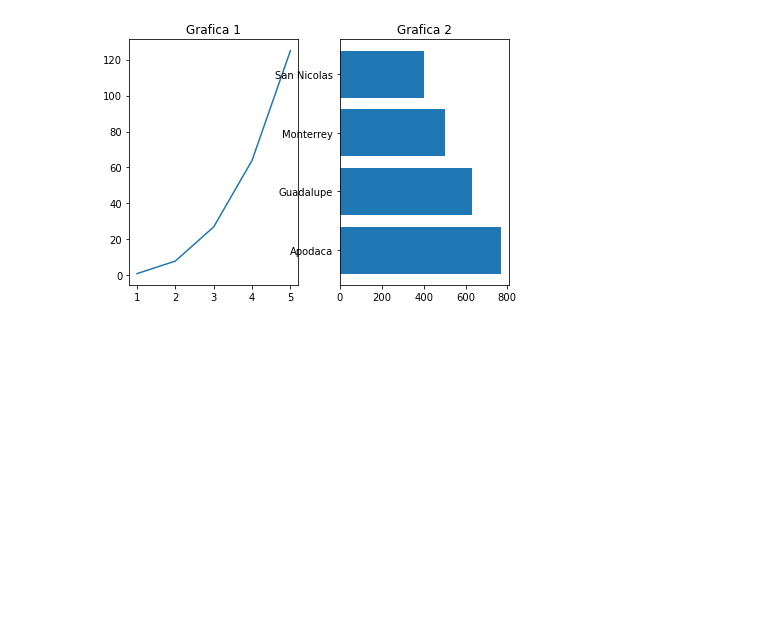
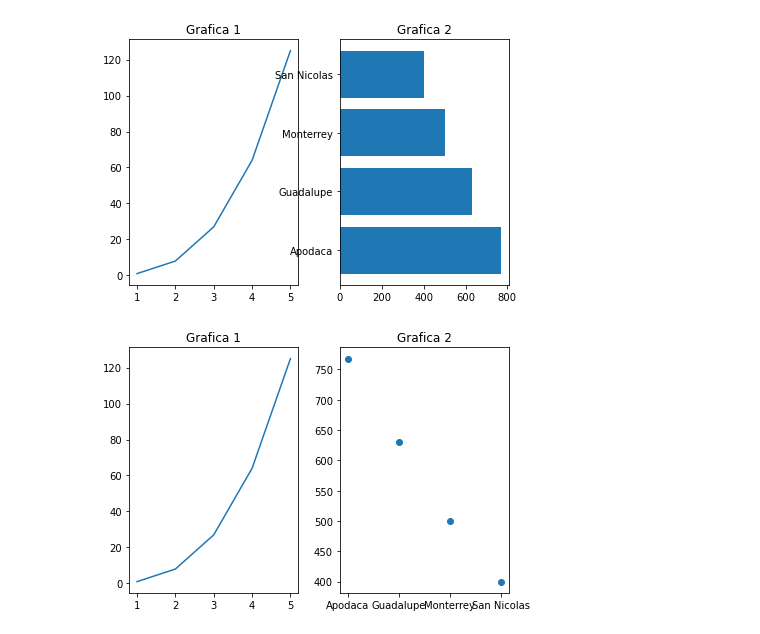
Before and after one commit to LizbethRamosSaucedo/Estadistica-Aplicada-LRS-1885423, a Jupyter notebook: 5ta_Sesion07Feb.ipynb, the cells around one changed output. Cells and saved outputs as stored; diff of their text form; code cells hidden in the pictures; blank space fills up the shorter version.

```diff
--- a/5ta_Sesion07Feb.ipynb
+++ b/5ta_Sesion07Feb.ipynb
@@ -112,16 +115,18 @@ plt.show()
 # %%
 fig,(panel1, panel2) = plt.subplots(1,2) #subgraficas, su nombre
 fig.tight_layout()
 #panel 1 (subgrafica 1)
 x1=x #eje x de grafica 1
 y1= y #eje y de grafica 1
 panel1.plot(x,y, label='nombre de linea')
 panel1.title.set_text('Grafica 1')
 
 #panel 2 (subgrafica 2 )
 x2=mun_nl['municipio']
 y2=mun_nl['nacimientos']
-panel2.barh(x2,y2)
+panel2.scatter(x2,y2)
 panel2.title.set_text('Grafica 2')
 
 plt.show()
+# %% [output]
+[figure, added]
```
Also changed, not shown: parts of 1 cell of this notebook.
